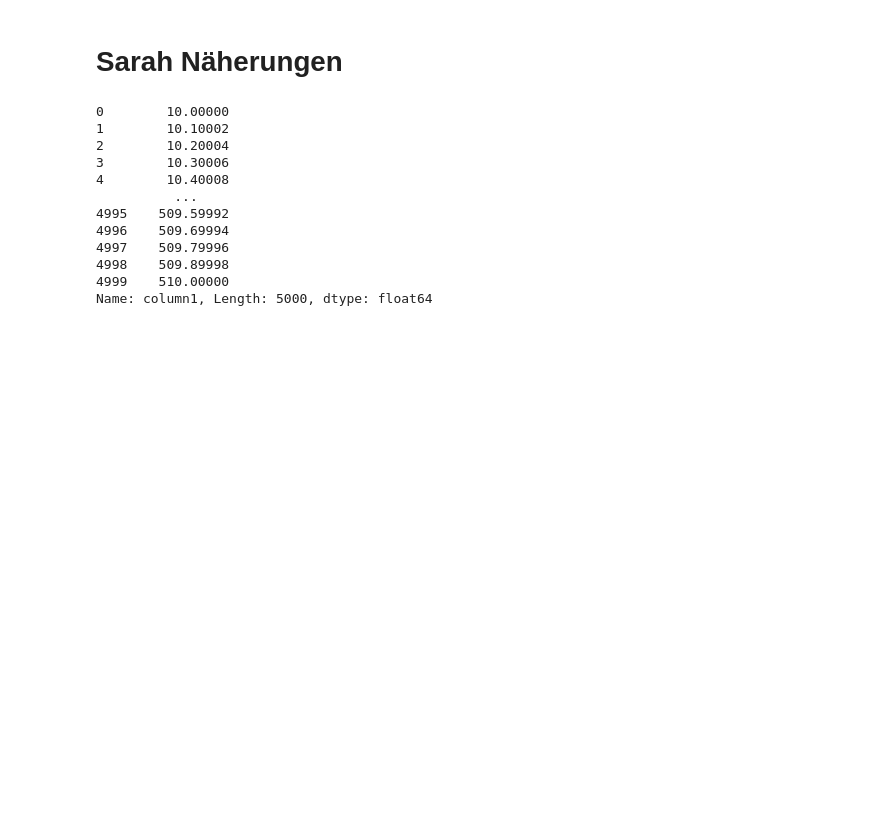
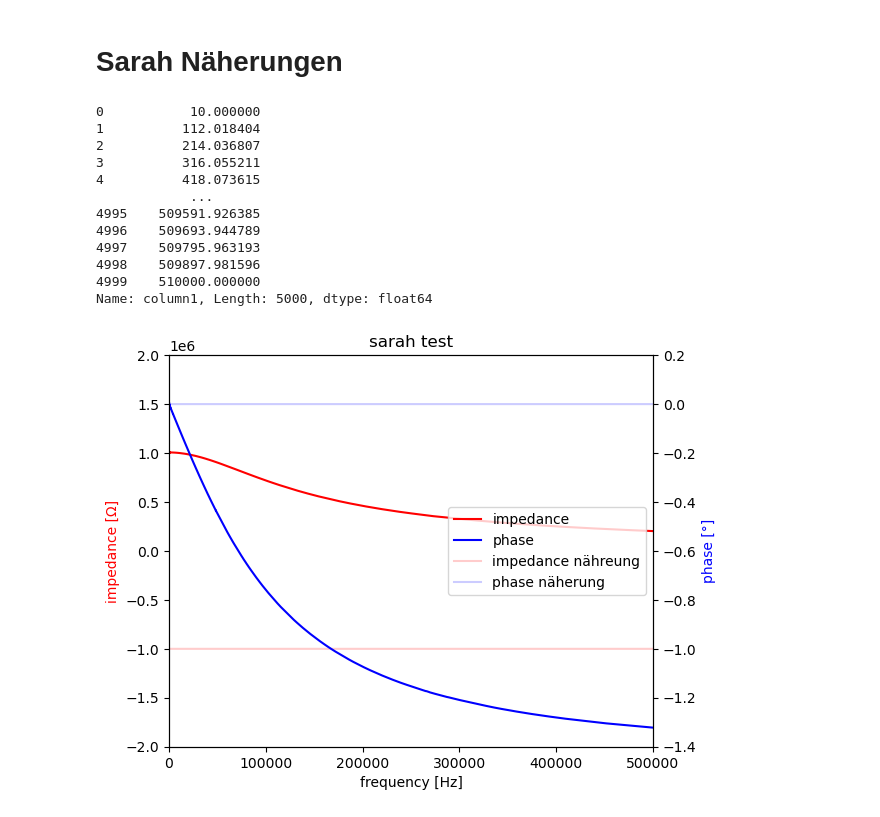
Before and after one commit to gravity225/impedanz, a Jupyter notebook: impedanz.ipynb, the cells around one changed output. Drawn from its saved outputs; the diff is of its cells as text; code cells hidden in the pictures; blank space fills up the shorter version.

Commit message:
plot mit 4 y-achsen möglich

```diff
--- a/impedanz.ipynb
+++ b/impedanz.ipynb
@@ -257,13 +259,15 @@ lines[0] = 'frequency impedance phase\n'
 with open(file_path, 'w') as file:
     file.writelines(lines)
 # %%
+# load sarah data
+
 import pandas as pd
 
 # Path to your data file
 file_path = 'R_1MR.txt'
 
 # List to store the rows
-data = []
+data_naeherungen = []
 
 # Open and read the file
 with open(file_path, 'r') as file:
@@ -286,10 +290,10 @@ with open(file_path, 'r') as file:
                 column3 = float(column2_and_3[1])
 
                 # Append the parsed columns to the data list
-                data.append([column1, column2, column3])
+                data_naeherungen.append([column1, column2, column3])
 
 # Create a DataFrame
-df = pd.DataFrame(data, columns=['column1', 'column2', 'column3'])
+df = pd.DataFrame(data_naeherungen, columns=['column1', 'column2', 'column3'])
 
 print(df.column1)
 
@@ -297,15 +301,15 @@ print(df.column1)
 # Print the DataFrame to check if it's correct
 # print(df)
 # %% [output]
-0        10.00000
-1        10.10002
-2        10.20004
-3        10.30006
-4        10.40008
-          ...
-4995    509.59992
-4996    509.69994
-4997    509.79996
-4998    509.89998
-4999    510.00000
+0           10.000000
+1          112.018404
+2          214.036807
+3          316.055211
+4          418.073615
+            ...
+4995    509591.926385
+4996    509693.944789
+4997    509795.963193
+4998    509897.981596
+4999    510000.000000
 Name: column1, Length: 5000, dtype: float64
@@ -311,0 +352,41 @@ Name: column1, Length: 5000, dtype: float64
+# %%
+def zwei_plots(data_x,data_y_one, data_y_one_schlange, data_y_two, data_y_two_schlange, name_x, name_y1, name_y2, plot_title="title", filename_to_save="LOL.pdf", xmin=0, xmax=500000, ymin1=0, ymax1=1000, ymin2=-2, ymax2=1):
+    fig, ax1 = plt.subplots()
+
+    ax1.set_xlabel(name_x)
+    ax1.set_ylabel(name_y1, color = 'red')
+    plot_1 = ax1.plot(data_x, data_y_one, color = 'red', label='impedance')
+    plot_1_schlange = ax1.plot(data_x, data_y_one_schlange, color = 'red', label='impedance nähreung', alpha=0.2)
+
+    ax1.tick_params(axis ='y') #, labelcolor = 'red')
+    ax1.set_xlim([xmin, xmax])
+    ax1.set_ylim([ymin1, ymax1])
+
+    ax2 = ax1.twinx()
+    ax2.set_ylabel(name_y2, color = 'blue')
+    plot_2 = ax2.plot(data_x, data_y_two, color = 'blue', label = 'phase')
+    plot_2_schlange = ax2.plot(data_x, data_y_two_schlange, color = 'blue', label = 'phase näherung', alpha=0.2)
+
+
+    ax2.tick_params(axis ='y') #, labelcolor = 'blue')
+
+    ax1.set_xlim([xmin, xmax])
+    ax2.set_ylim([ymin2, ymax2])
+
+    fig.tight_layout()
+
+    lns = plot_1 + plot_2 + plot_1_schlange + plot_2_schlange
+    labels = [l.get_label() for l in lns]
+
+    plt.title(plot_title)
+    plt.legend(lns, labels, loc=0)
+
+    fnts =  filename_to_save + ".pdf"
+    plt.savefig(fnts)
+    plt.show()
+
+
+
+zwei_plots(two_data2, two_data1,data_1, two_data3, data_2, x1,y1,y2, "sarah test", "lol", xmin=0, xmax=500000, ymin1=-2e6, ymax1=2e6, ymin2=-1.4, ymax2=0.2)
+# %% [output]
+[figure, added]
```
Also changed, not shown: parts of 4 cells of this notebook, 10 other files.
